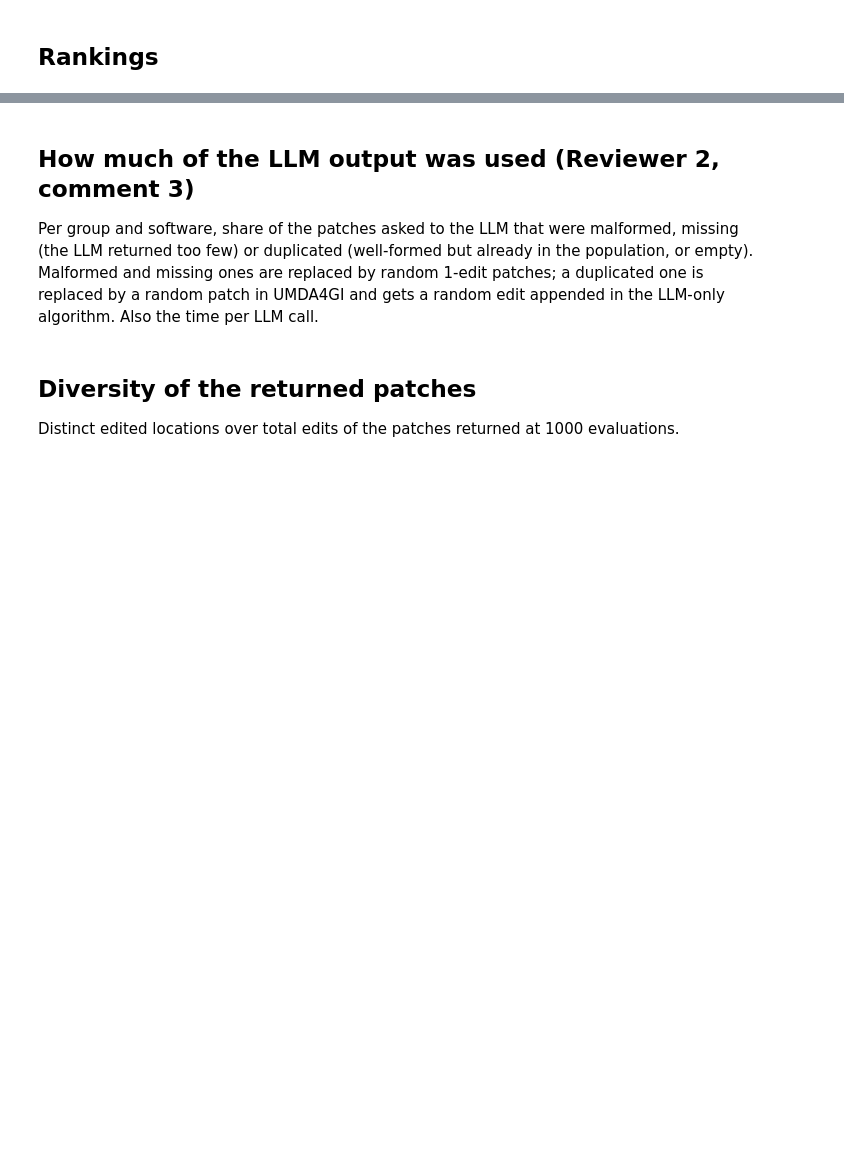
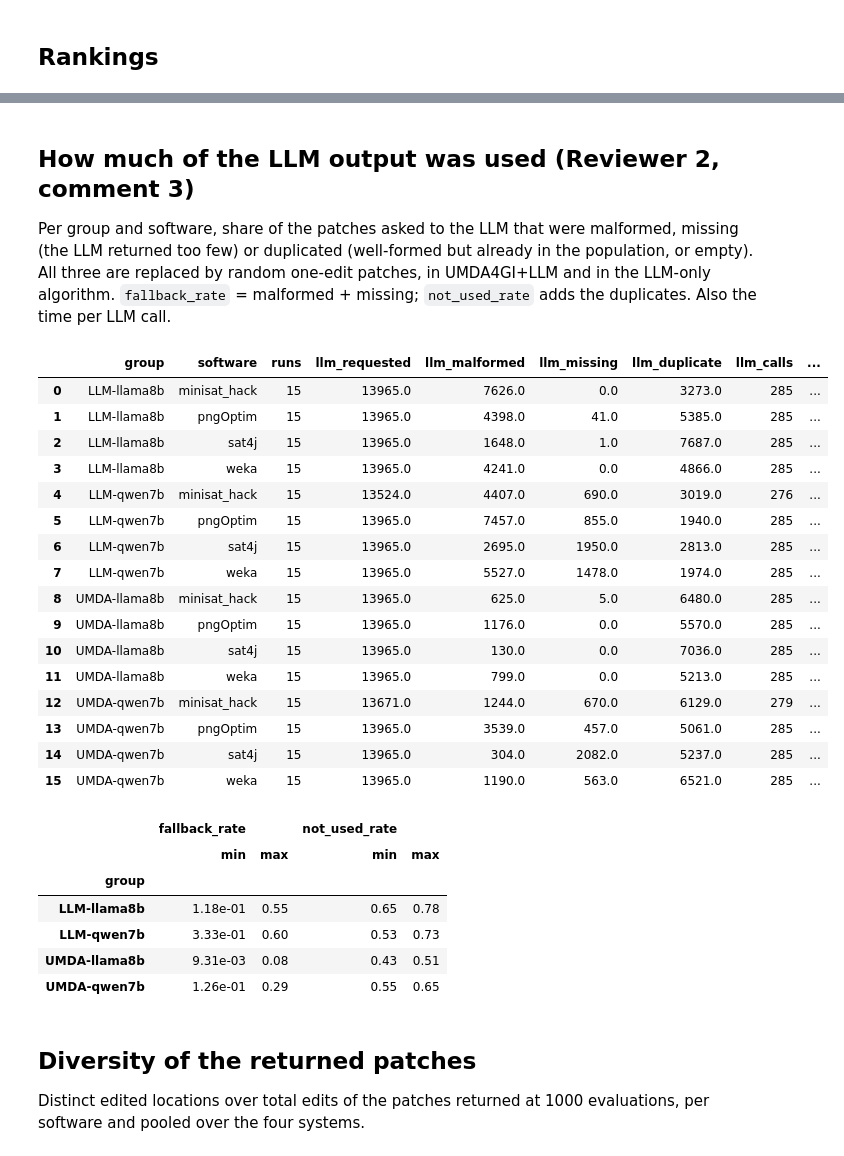
Before and after one commit to paberlo/magpie, a Jupyter notebook: experiments/results_revision/RQ4.ipynb, the cells around one changed output, grey strips where cells are left out. Drawn from its saved outputs; the diff is of its cells as text; code cells hidden in the pictures; blank space fills up the shorter version.

```diff
--- a/experiments/results_revision/RQ4.ipynb
+++ b/experiments/results_revision/RQ4.ipynb
@@ -56,4 +282,4 @@ if HAS_LLM:
 # %% [markdown]
 ## How much of the LLM output was used (Reviewer 2, comment 3)
 
-Per group and software, share of the patches asked to the LLM that were malformed, missing (the LLM returned too few) or duplicated (well-formed but already in the population, or empty). Malformed and missing ones are replaced by random 1-edit patches; a duplicated one is replaced by a random patch in UMDA4GI and gets a random edit appended in the LLM-only algorithm. Also the time per LLM call.
+Per group and software, share of the patches asked to the LLM that were malformed, missing (the LLM returned too few) or duplicated (well-formed but already in the population, or empty). All three are replaced by random one-edit patches, in UMDA4GI+LLM and in the LLM-only algorithm. `fallback_rate` = malformed + missing; `not_used_rate` adds the duplicates. Also the time per LLM call.
@@ -63,4 +286,33 @@ if HAS_LLM:
+# %%
+fb = pd.read_csv(OUT / 'rq4_llm_fallback.csv')
+display(fb)
+display(fb.groupby('group')[['fallback_rate', 'not_used_rate']].agg(['min', 'max']))
+# %% [output]
+|  | group | software | runs | llm_requested | llm_malformed | llm_missing | llm_duplicate | llm_calls | ... |
+| 0 | LLM-llama8b | minisat_hack | 15 | 13965.0 | 7626.0 | 0.0 | 3273.0 | 285 | ... |
+| 1 | LLM-llama8b | pngOptim | 15 | 13965.0 | 4398.0 | 41.0 | 5385.0 | 285 | ... |
+| 2 | LLM-llama8b | sat4j | 15 | 13965.0 | 1648.0 | 1.0 | 7687.0 | 285 | ... |
+| 3 | LLM-llama8b | weka | 15 | 13965.0 | 4241.0 | 0.0 | 4866.0 | 285 | ... |
+| 4 | LLM-qwen7b | minisat_hack | 15 | 13524.0 | 4407.0 | 690.0 | 3019.0 | 276 | ... |
+| 5 | LLM-qwen7b | pngOptim | 15 | 13965.0 | 7457.0 | 855.0 | 1940.0 | 285 | ... |
+| 6 | LLM-qwen7b | sat4j | 15 | 13965.0 | 2695.0 | 1950.0 | 2813.0 | 285 | ... |
+| 7 | LLM-qwen7b | weka | 15 | 13965.0 | 5527.0 | 1478.0 | 1974.0 | 285 | ... |
+| 8 | UMDA-llama8b | minisat_hack | 15 | 13965.0 | 625.0 | 5.0 | 6480.0 | 285 | ... |
+| 9 | UMDA-llama8b | pngOptim | 15 | 13965.0 | 1176.0 | 0.0 | 5570.0 | 285 | ... |
+| 10 | UMDA-llama8b | sat4j | 15 | 13965.0 | 130.0 | 0.0 | 7036.0 | 285 | ... |
+| 11 | UMDA-llama8b | weka | 15 | 13965.0 | 799.0 | 0.0 | 5213.0 | 285 | ... |
+| 12 | UMDA-qwen7b | minisat_hack | 15 | 13671.0 | 1244.0 | 670.0 | 6129.0 | 279 | ... |
+| 13 | UMDA-qwen7b | pngOptim | 15 | 13965.0 | 3539.0 | 457.0 | 5061.0 | 285 | ... |
+| 14 | UMDA-qwen7b | sat4j | 15 | 13965.0 | 304.0 | 2082.0 | 5237.0 | 285 | ... |
+| 15 | UMDA-qwen7b | weka | 15 | 13965.0 | 1190.0 | 563.0 | 6521.0 | 285 | ... |
+|  | fallback_rate |  | not_used_rate |  |
+|  | min | max | min | max |
+| group |  |  |  |  |
+| LLM-llama8b | 1.18e-01 | 0.55 | 0.65 | 0.78 |
+| LLM-qwen7b | 3.33e-01 | 0.60 | 0.53 | 0.73 |
+| UMDA-llama8b | 9.31e-03 | 0.08 | 0.43 | 0.51 |
+| UMDA-qwen7b | 1.26e-01 | 0.29 | 0.55 | 0.65 |
 # %% [markdown]
 ## Diversity of the returned patches
 
-Distinct edited locations over total edits of the patches returned at 1000 evaluations.
+Distinct edited locations over total edits of the patches returned at 1000 evaluations, per software and pooled over the four systems.
```
Also changed, not shown: parts of 24 cells of this notebook, 23 other files.
